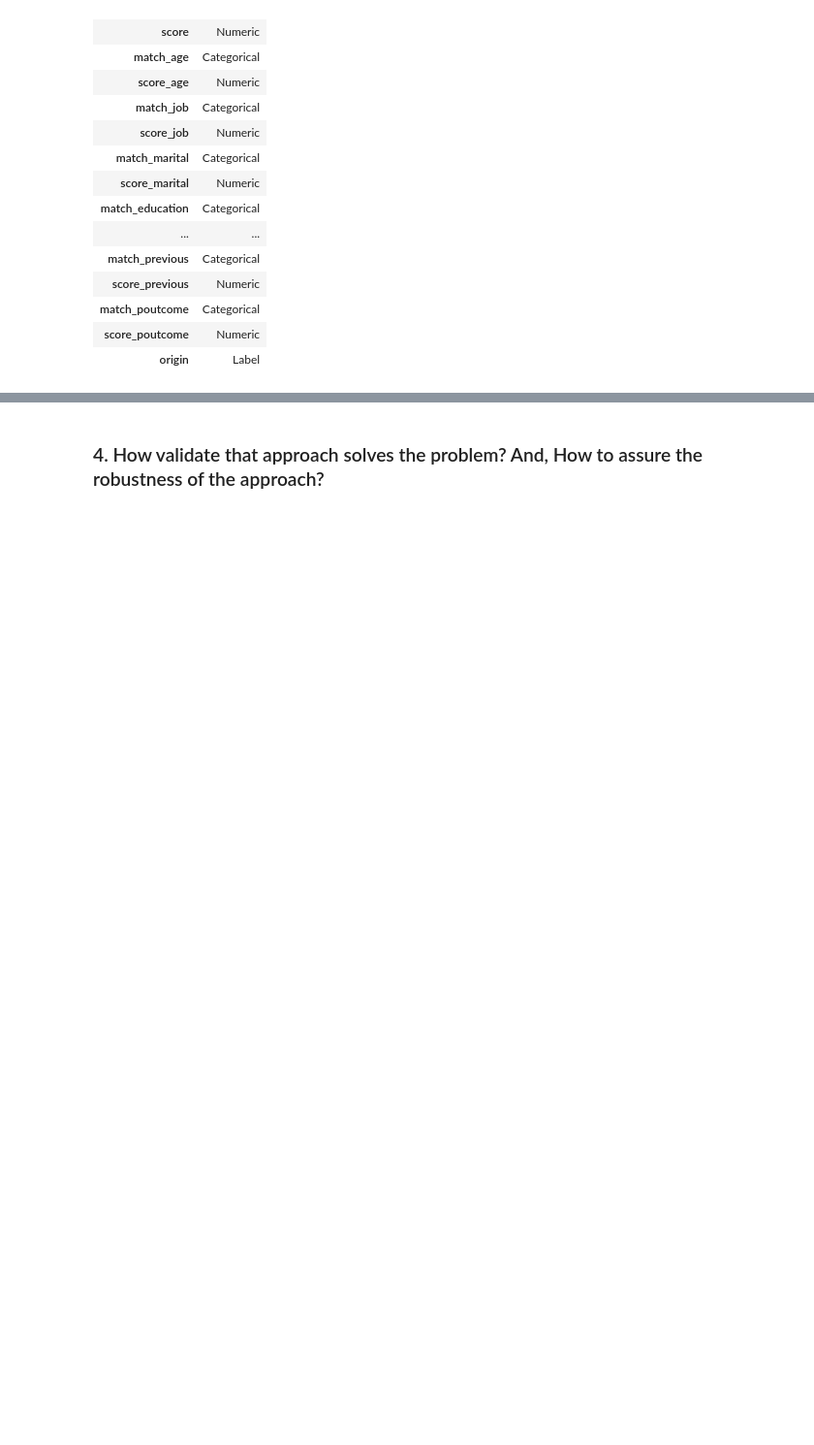
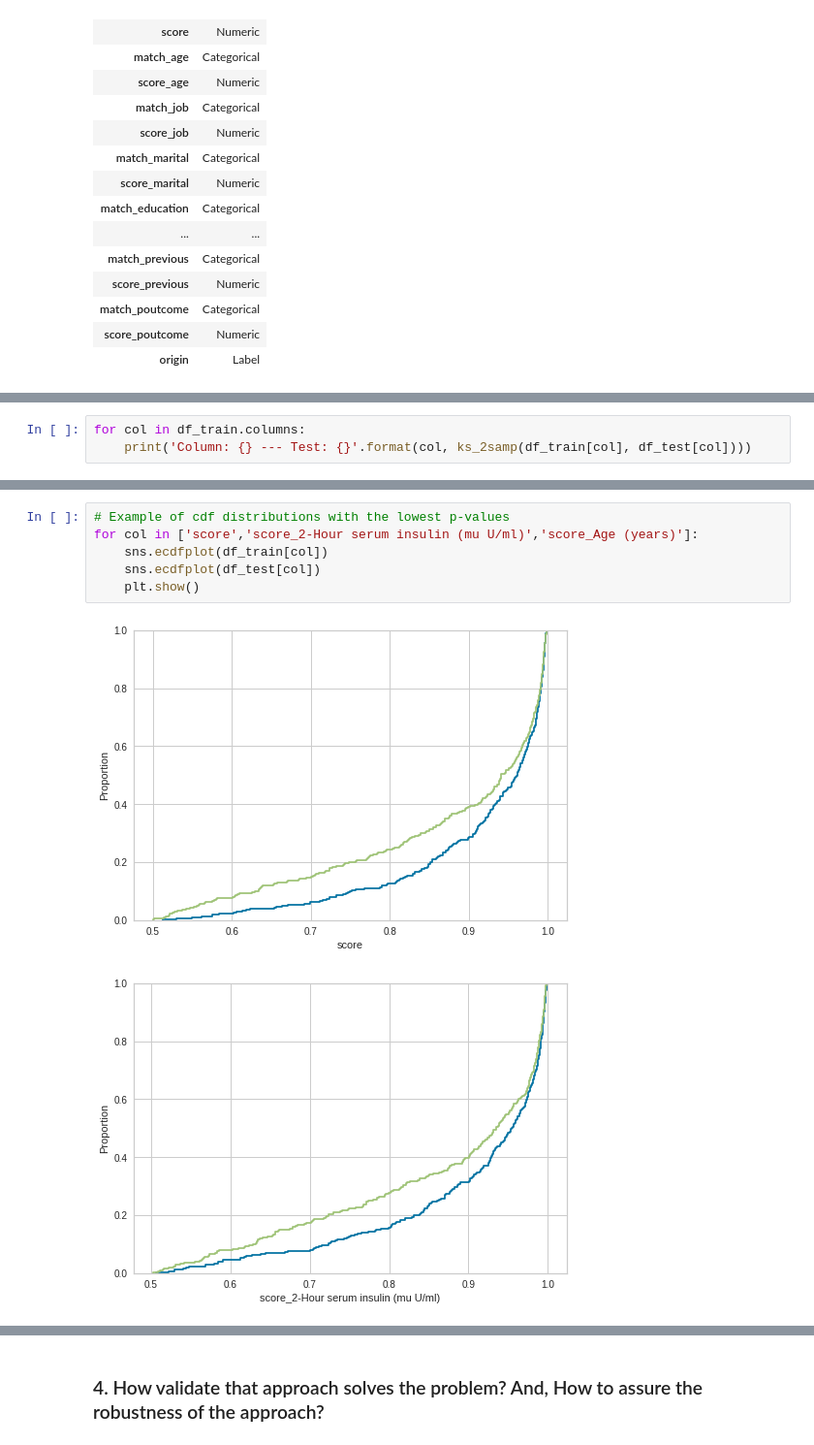
Before and after one commit to datorresb/Overffiting, a Jupyter notebook: Snitch_AI_tech_test_David_Torres.ipynb, the cells around one changed output, grey strips where cells are left out. Shown at 97% size. Saved outputs shown, nothing was run; the diff lists cells and outputs as text; blank space fills up the shorter version.

```diff
--- a/Snitch_AI_tech_test_David_Torres.ipynb
+++ b/Snitch_AI_tech_test_David_Torres.ipynb
@@ -945,0 +948,3 @@ for col in ['Body mass index (weight in kg/(height in m)^2)','Plasma glucose con
+# %%
+for col in df_train.columns:
+    print('Column: {} --- Test: {}'.format(col, ks_2samp(df_train[col], df_test[col])))
@@ -945,0 +972,9 @@ for col in ['Body mass index (weight in kg/(height in m)^2)','Plasma glucose con
+# %%
+# Example of cdf distributions with the lowest p-values
+for col in ['score','score_2-Hour serum insulin (mu U/ml)','score_Age (years)']:
+    sns.ecdfplot(df_train[col])
+    sns.ecdfplot(df_test[col])
+    plt.show()
+# %% [output]
+[figure, added]
+[figure, added]
```
Also changed, not shown: parts of 76 cells of this notebook, 1 other file.
